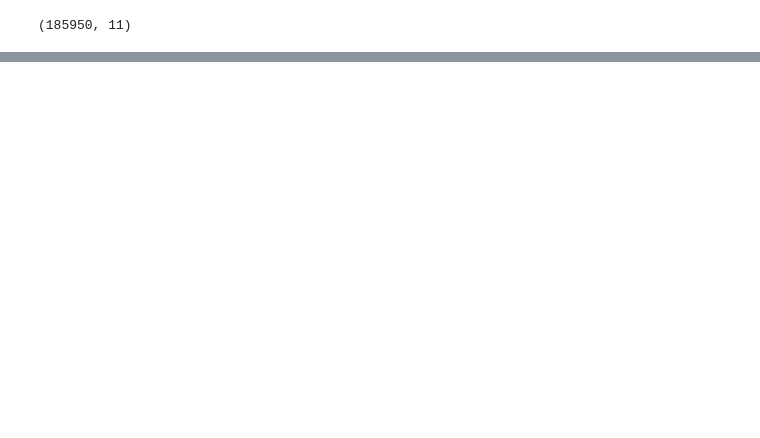
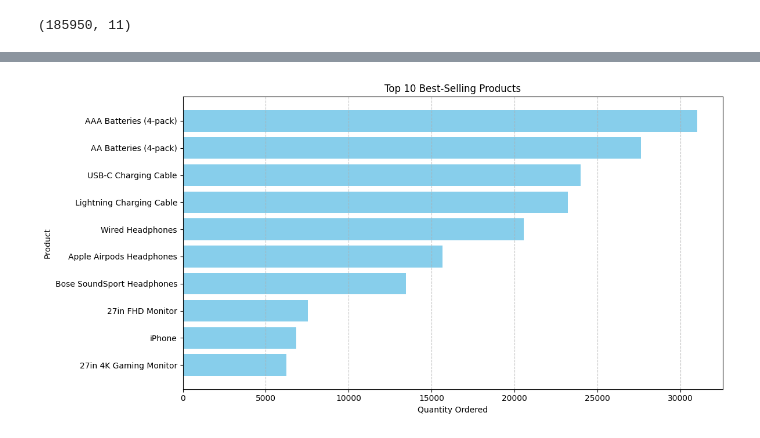
Before and after one commit to i-ninte/data-analytics-R-python, a Jupyter notebook: SALES_DATA_ANALYSIS.ipynb, the cells around one changed output, grey strips where cells are left out. Drawn from its saved outputs; the diff is of its cells as text; code cells hidden in the pictures; blank space fills up the shorter version.

```diff
--- a/SALES_DATA_ANALYSIS.ipynb
+++ b/SALES_DATA_ANALYSIS.ipynb
@@ -329,0 +318,10 @@ chart
+# %%
+# Group by product and calculate total quantity sold
+best_selling_products = sales.groupby('Product')['Quantity Ordered'].sum().reset_index()
+
+# Sort by quantity sold in descending order to find the best-selling products
+best_selling_products = best_selling_products.sort_values(by='Quantity Ordered', ascending=False)
+
+# Display the top N best-selling products
+N = 10  # You can change this value to display more or fewer products
+print(best_selling_products.head(N))
@@ -329,0 +380,25 @@ chart
+# %%
+import pandas as pd
+import matplotlib.pyplot as plt
+
+
+N = 10  # Number of products to display
+
+
+best_selling_products = best_selling_products.sort_values(by='Quantity Ordered', ascending=False)
+
+
+top_products = best_selling_products.head(N)
+
+
+plt.figure(figsize=(12, 6))
+plt.barh(top_products['Product'], top_products['Quantity Ordered'], color='skyblue')
+plt.xlabel('Quantity Ordered')
+plt.ylabel('Product')
+plt.title(f'Top {N} Best-Selling Products')
+plt.gca().invert_yaxis()
+plt.grid(axis='x', linestyle='--', alpha=0.7)
+plt.tight_layout()
+plt.show()
+# %% [output]
+[figure, added]
```
Also changed, not shown: parts of 19 cells of this notebook.
